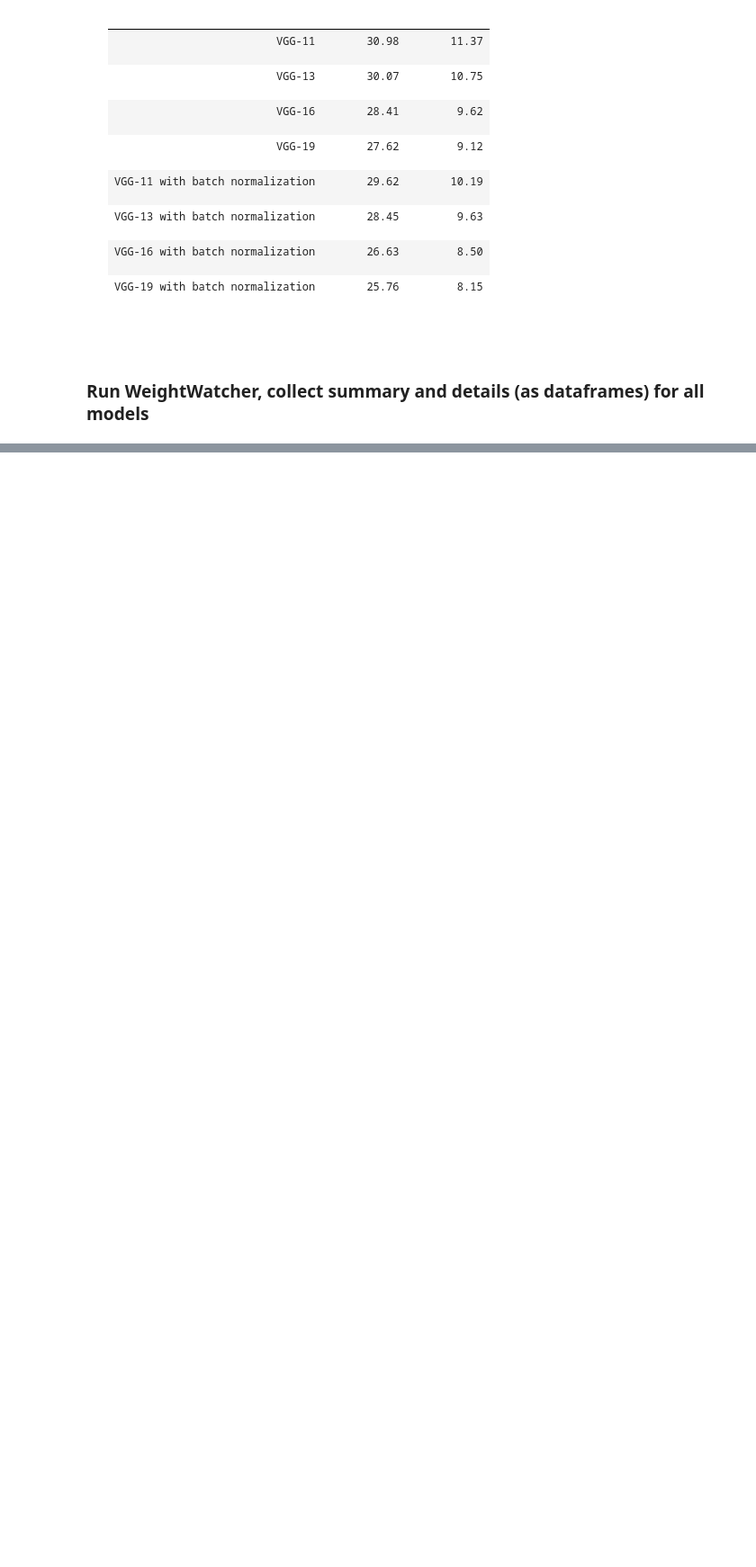
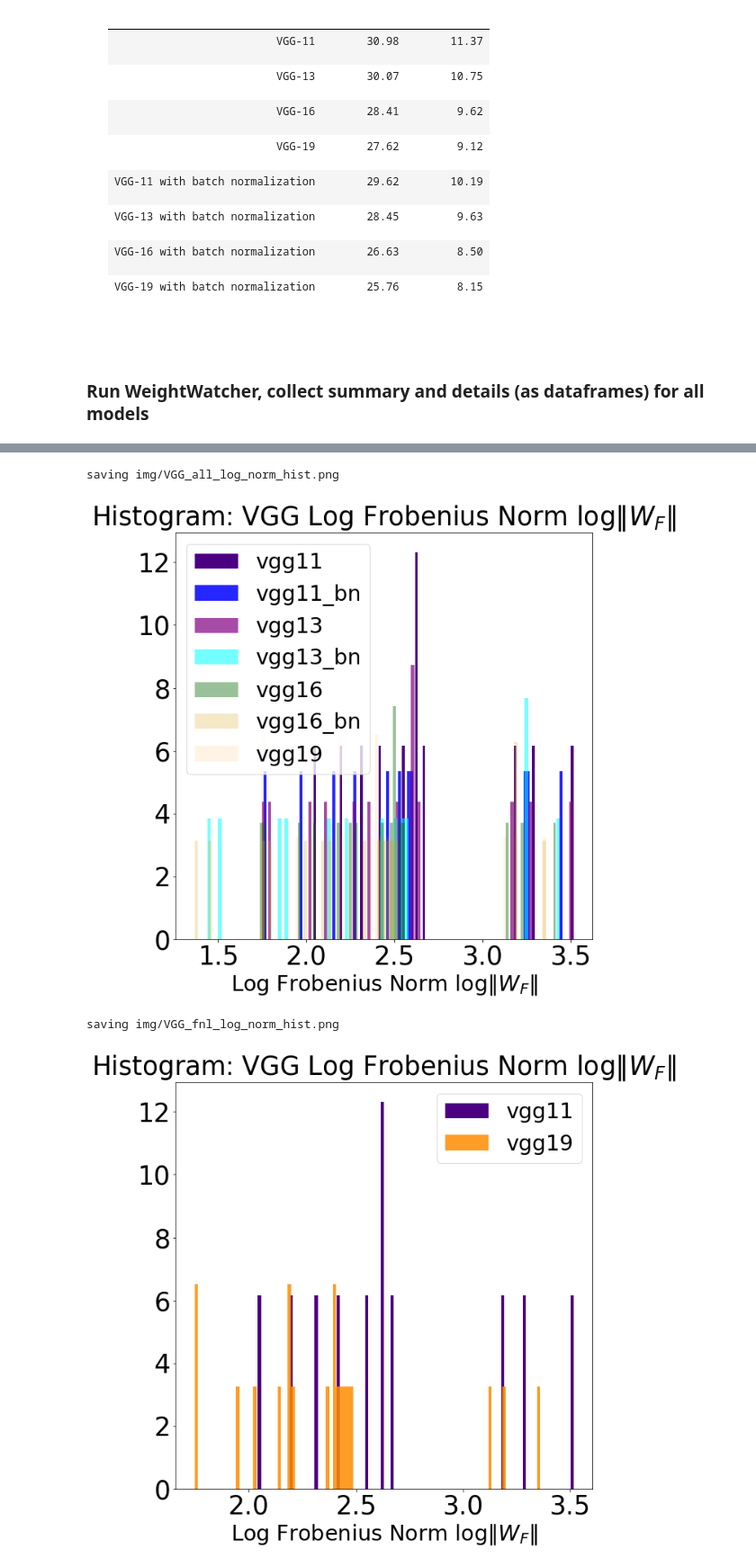
Before and after one commit to CalculatedContent/WeightWatcher, a Jupyter notebook: WeightWatcher-VGG.ipynb, the cells around one changed output, grey strips where cells are left out. Shown at 90% size. Drawn from its saved outputs; the diff is of its cells as text; code cells hidden in the pictures; blank space fills up the shorter version.

```diff
--- a/WeightWatcher-VGG.ipynb
+++ b/WeightWatcher-VGG.ipynb
@@ -491,0 +401,8 @@ plot_metrics_depth(metric, xlabel, title, valid_ids = first_n_last_ids)
+# %%
+MP.plot_all_metric_histograms( \
+    series_name, all_names, colors, all_summaries, all_details, first_n_last_ids)
+# %% [output]
+saving img/VGG_all_log_norm_hist.png
+[figure, added]
+saving img/VGG_fnl_log_norm_hist.png
+[figure, added]
```
Also changed, not shown: parts of 33 cells of this notebook.
